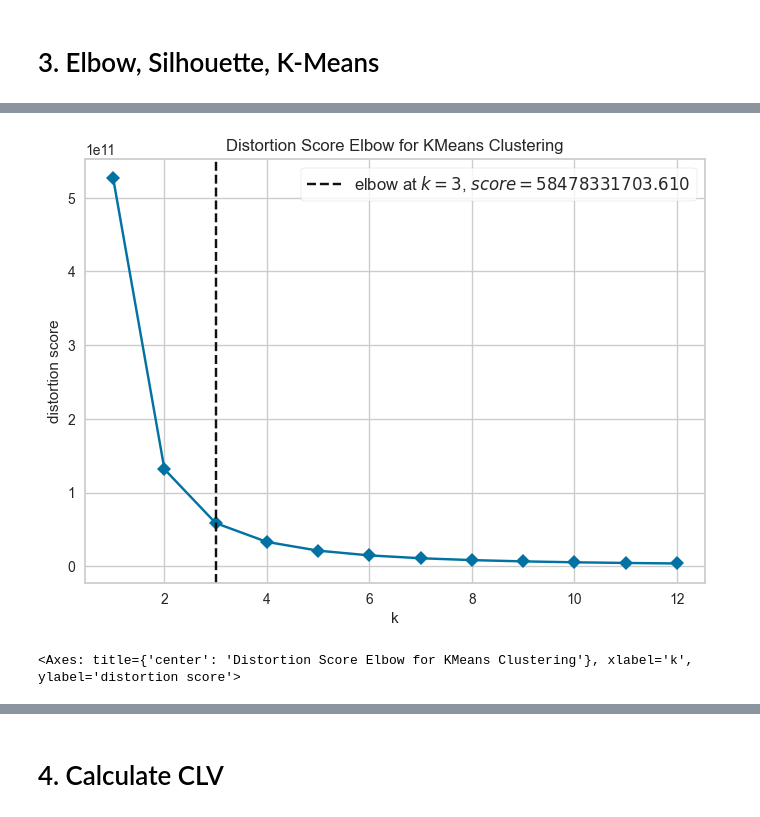
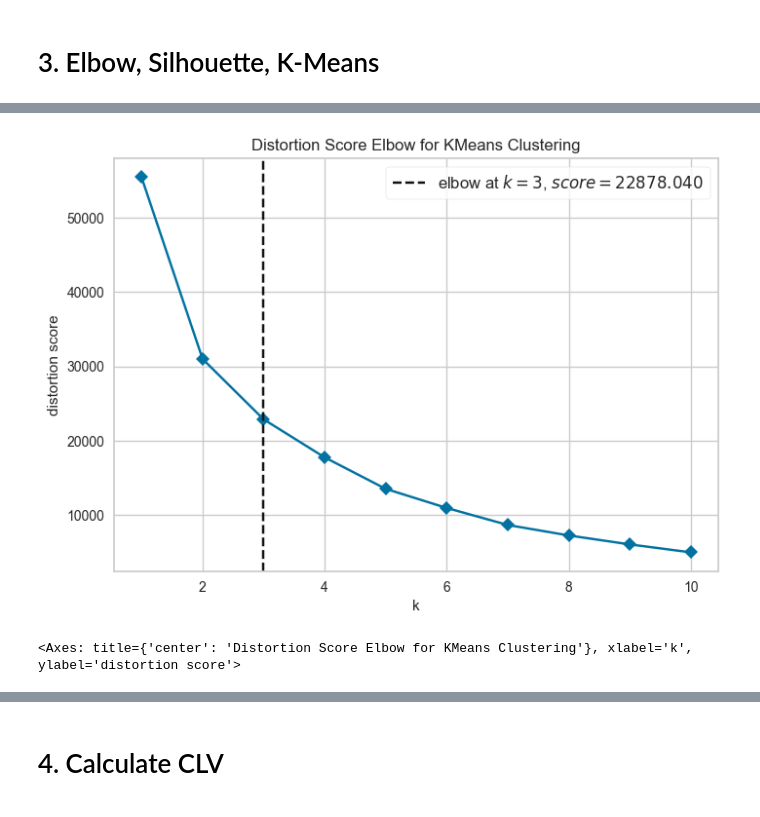
Before and after one commit to NhatLin/PPNCLN_final, a Jupyter notebook: RFM copy.ipynb, the cells around one changed output, grey strips where cells are left out. Saved outputs shown, nothing was run; the diff lists cells and outputs as text; code cells hidden in the pictures.

```diff
--- a/RFM copy.ipynb
+++ b/RFM copy.ipynb
@@ -1102,10 +1086,12 @@ df_scaled
+# %%
+df_scaled = df_scaled[['recency','frequency', 'monetary']].copy()
 # %%
 model = KMeans()
-visualize = KElbowVisualizer(model, k=(1,13), timings= False)
+visualize = KElbowVisualizer(model, k=(1,11), timings= False)
 visualize.fit(df_scaled)
 visualize.show()
 # %% [output]
-[figure, old version]
+[figure, new version]
 <Axes: title={'center': 'Distortion Score Elbow for KMeans Clustering'}, xlabel='k', ylabel='distortion score'>
 # %%
 # Silhouette analysis
```
Also changed, not shown: parts of 10 cells of this notebook.
